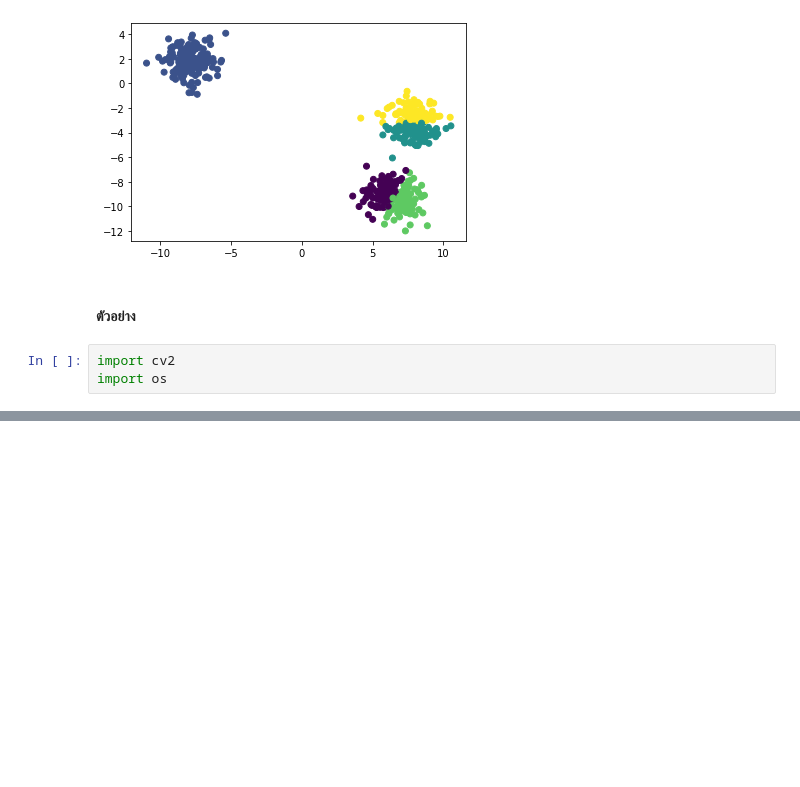
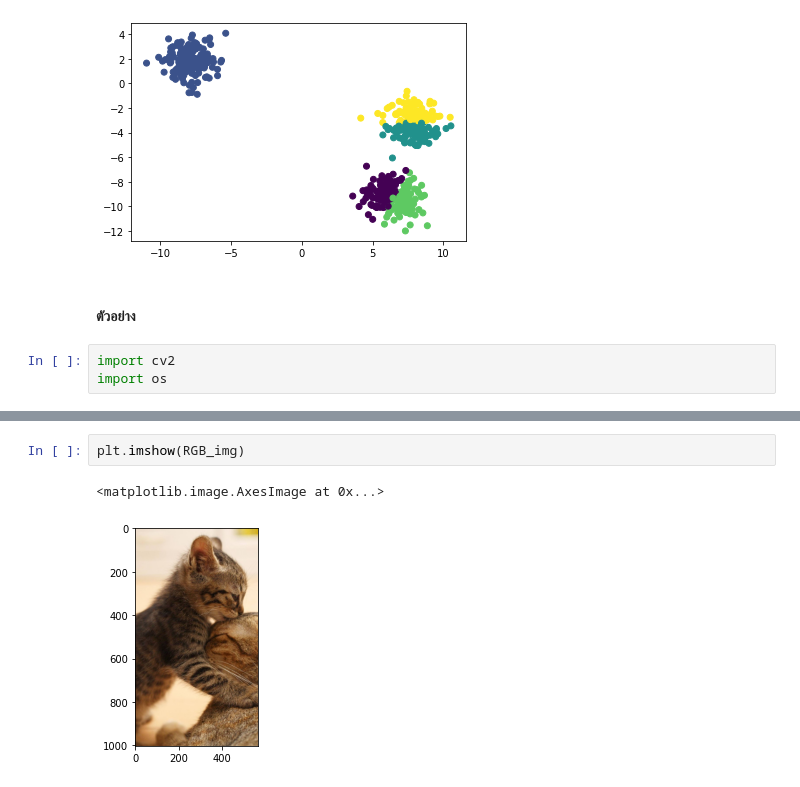
Before and after one commit to Umaporn19/DWDM21, a Jupyter notebook: Chap_8_Clustering.ipynb, the cells around one changed output, grey strips where cells are left out. Drawn from its saved outputs; the diff is of its cells as text; blank space fills up the shorter version.

```diff
--- a/Chap_8_Clustering.ipynb
+++ b/Chap_8_Clustering.ipynb
@@ -128,0 +188,5 @@ error: ignored
+# %%
+plt.imshow(RGB_img)
+# %% [output]
+<matplotlib.image.AxesImage at 0x...>
+[figure, added]
```
Also changed, not shown: parts of 20 cells of this notebook.
